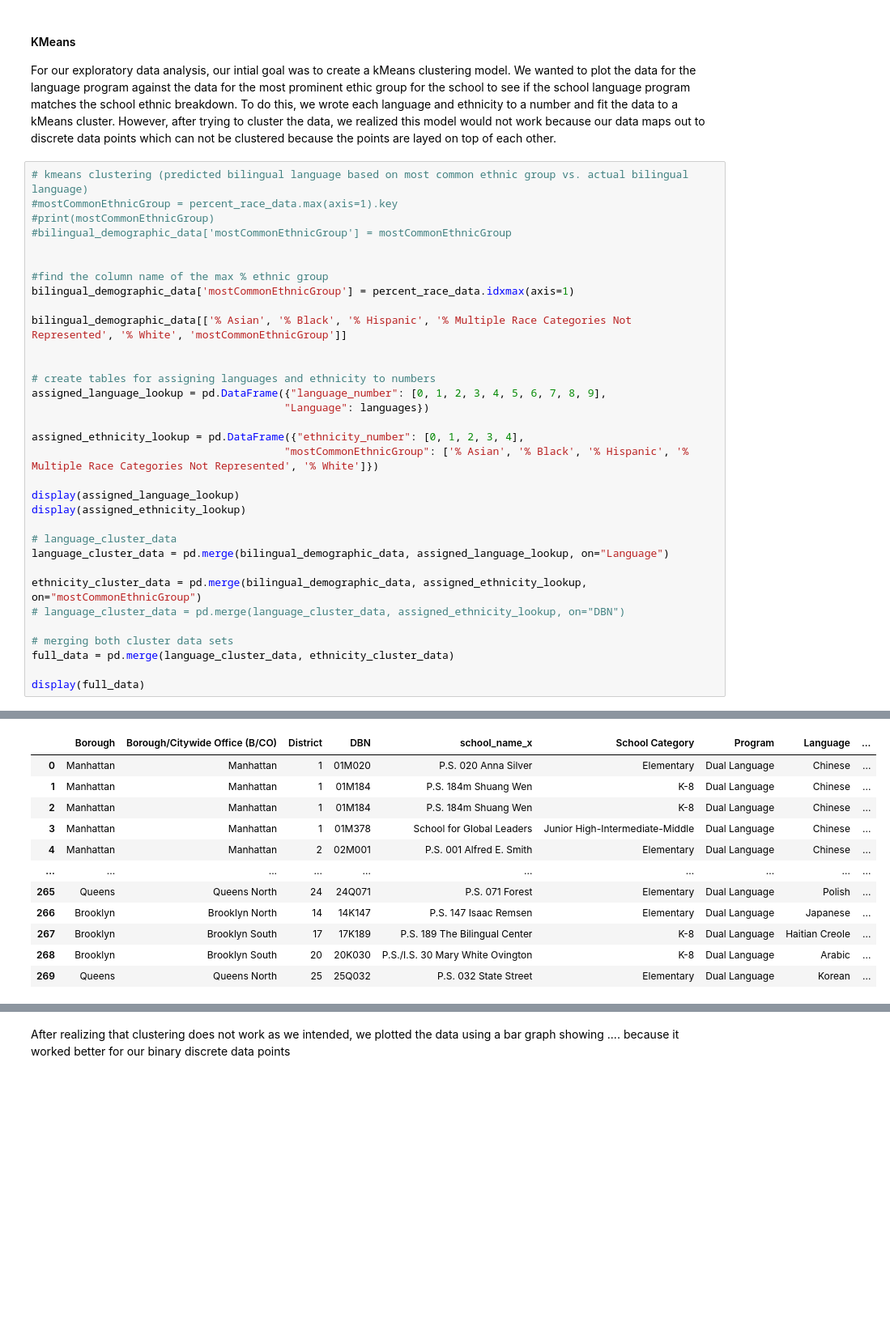
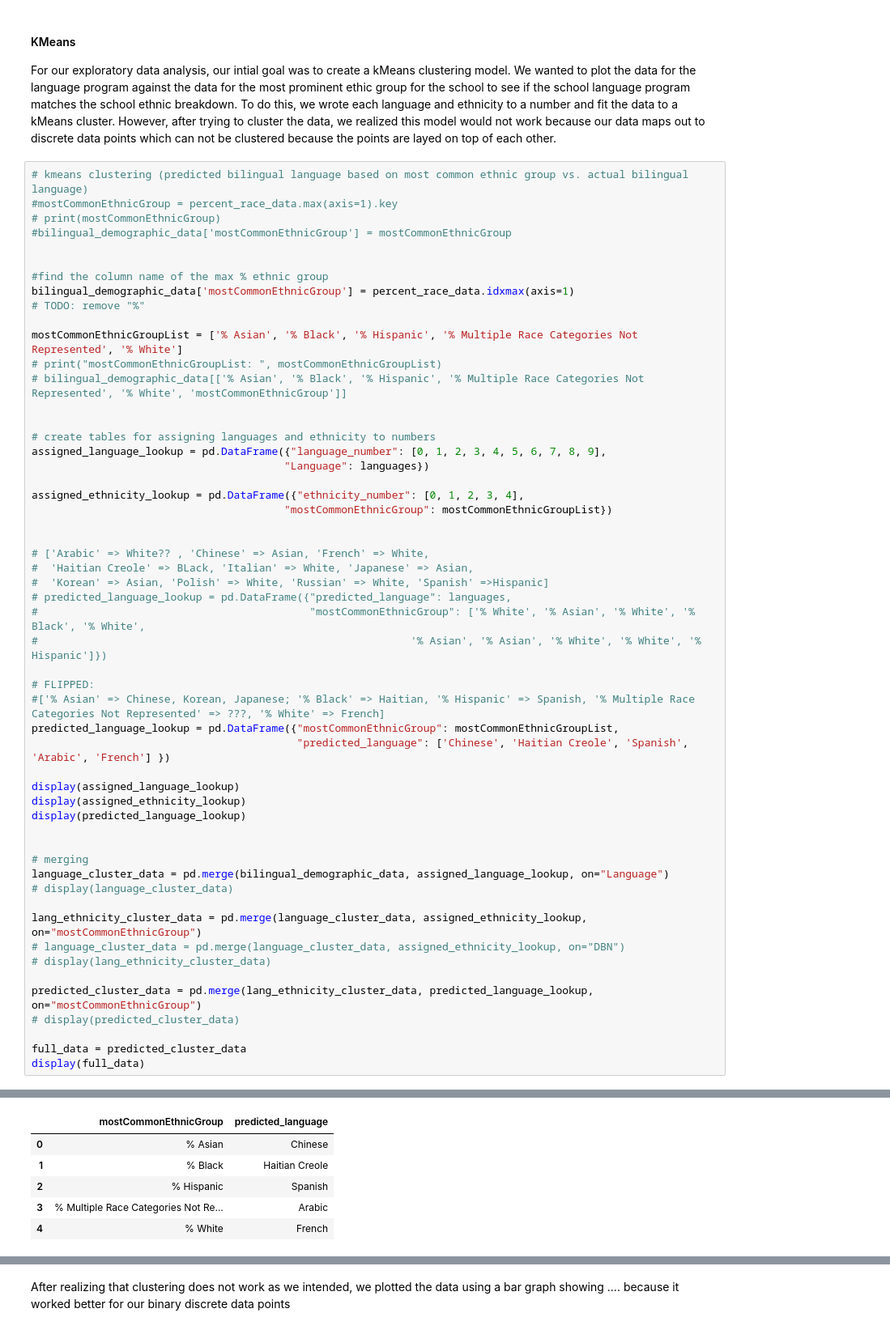
Before and after one commit to gaby-chu/info2950, a Jupyter notebook: project/phase_ii_final.ipynb, the cells around one changed output, grey strips where cells are left out. Shown: that part at 81% size. Saved outputs shown, nothing was run; the diff lists cells and outputs as text; blank space fills up the shorter version.

```diff
--- a/project/phase_ii_final.ipynb
+++ b/project/phase_ii_final.ipynb
@@ -221,14 +217,17 @@ For our exploratory data analysis, our intial goal was to create a kMeans cluste
 # %%
 # kmeans clustering (predicted bilingual language based on most common ethnic group vs. actual bilingual language)
 #mostCommonEthnicGroup = percent_race_data.max(axis=1).key
-#print(mostCommonEthnicGroup)
+# print(mostCommonEthnicGroup)
 #bilingual_demographic_data['mostCommonEthnicGroup'] = mostCommonEthnicGroup
 
 
 #find the column name of the max % ethnic group
 bilingual_demographic_data['mostCommonEthnicGroup'] = percent_race_data.idxmax(axis=1)
+# TODO: remove "%"
 
-bilingual_demographic_data[['% Asian', '% Black', '% Hispanic', '% Multiple Race Categories Not Represented', '% White', 'mostCommonEthnicGroup']]
+mostCommonEthnicGroupList = ['% Asian', '% Black', '% Hispanic', '% Multiple Race Categories Not Represented', '% White']
+# print("mostCommonEthnicGroupList: ", mostCommonEthnicGroupList)
+# bilingual_demographic_data[['% Asian', '% Black', '% Hispanic', '% Multiple Race Categories Not Represented', '% White', 'mostCommonEthnicGroup']]
 
 
 # create tables for assigning languages and ethnicity to numbers
@@ -236,48 +235,60 @@ assigned_language_lookup = pd.DataFrame({"language_number": [0, 1, 2, 3, 4, 5, 6
                                         "Language": languages})
 
 assigned_ethnicity_lookup = pd.DataFrame({"ethnicity_number": [0, 1, 2, 3, 4],
-                                        "mostCommonEthnicGroup": ['% Asian', '% Black', '% Hispanic', '% Multiple Race Categories Not Represented', '% White']})
+                                        "mostCommonEthnicGroup": mostCommonEthnicGroupList})
+
+
+# ['Arabic' => White?? , 'Chinese' => Asian, 'French' => White,
+#  'Haitian Creole' => BLack, 'Italian' => White, 'Japanese' => Asian,
+#  'Korean' => Asian, 'Polish' => White, 'Russian' => White, 'Spanish' =>Hispanic]
+# predicted_language_lookup = pd.DataFrame({"predicted_language": languages,
+#                                           "mostCommonEthnicGroup": ['% White', '% Asian', '% White', '% Black', '% White',
+#                                                           '% Asian', '% Asian', '% White', '% White', '% Hispanic']})
+
+# FLIPPED:
+#['% Asian' => Chinese, Korean, Japanese; '% Black' => Haitian, '% Hispanic' => Spanish, '% Multiple Race Categories Not Represented' => ???, '% White' => French]
+predicted_language_lookup = pd.DataFrame({"mostCommonEthnicGroup": mostCommonEthnicGroupList,
+                                          "predicted_language": ['Chinese', 'Haitian Creole', 'Spanish', 'Arabic', 'French'] })
 
 display(assigned_language_lookup)
 display(assigned_ethnicity_lookup)
+display(predicted_language_lookup)
 
-# language_cluster_data
+
+# merging
 language_cluster_data = pd.merge(bilingual_demographic_data, assigned_language_lookup, on="Language")
+# display(language_cluster_data)
 
-ethnicity_cluster_data = pd.merge(bilingual_demographic_data, assigned_ethnicity_lookup, on="mostCommonEthnicGroup")
+lang_ethnicity_cluster_data = pd.merge(language_cluster_data, assigned_ethnicity_lookup, on="mostCommonEthnicGroup")
 # language_cluster_data = pd.merge(language_cluster_data, assigned_ethnicity_lookup, on="DBN")
+# display(lang_ethnicity_cluster_data)
 
-# merging both cluster data sets
-full_data = pd.merge(language_cluster_data, ethnicity_cluster_data)
+predicted_cluster_data = pd.merge(lang_ethnicity_cluster_data, predicted_language_lookup, on="mostCommonEthnicGroup")
+# display(predicted_cluster_data)
 
+full_data = predicted_cluster_data
 display(full_data)
 # %% [output]
 |  | language_number | Language |
 | 0 | 0 | Arabic |
 | 1 | 1 | Chinese |
 | 2 | 2 | French |
 | 3 | 3 | Haitian Creole |
 | 4 | 4 | Italian |
 | 5 | 5 | Japanese |
 | 6 | 6 | Korean |
 | 7 | 7 | Polish |
 | 8 | 8 | Russian |
 | 9 | 9 | Spanish |
 |  | ethnicity_number | mostCommonEthnicGroup |
 | 0 | 0 | % Asian |
 | 1 | 1 | % Black |
 | 2 | 2 | % Hispanic |
 | 3 | 3 | % Multiple Race Categories Not Re... |
 | 4 | 4 | % White |
-|  | Borough | Borough/Citywide Office (B/CO) | District | DBN | school_name_x | School Category | Program | Language | ... |
-| 0 | Manhattan | Manhattan | 1 | 01M020 | P.S. 020 Anna Silver | Elementary | Dual Language | Chinese | ... |
-| 1 | Manhattan | Manhattan | 1 | 01M184 | P.S. 184m Shuang Wen | K-8 | Dual Language | Chinese | ... |
-| 2 | Manhattan | Manhattan | 1 | 01M184 | P.S. 184m Shuang Wen | K-8 | Dual Language | Chinese | ... |
-| 3 | Manhattan | Manhattan | 1 | 01M378 | School for Global Leaders | Junior High-Intermediate-Middle | Dual Language | Chinese | ... |
-| 4 | Manhattan | Manhattan | 2 | 02M001 | P.S. 001 Alfred E. Smith | Elementary | Dual Language | Chinese | ... |
-| ... | ... | ... | ... | ... | ... | ... | ... | ... | ... |
-| 265 | Queens | Queens North | 24 | 24Q071 | P.S. 071 Forest | Elementary | Dual Language | Polish | ... |
-| 266 | Brooklyn | Brooklyn North | 14 | 14K147 | P.S. 147 Isaac Remsen | Elementary | Dual Language | Japanese | ... |
-| 267 | Brooklyn | Brooklyn South | 17 | 17K189 | P.S. 189 The Bilingual Center | K-8 | Dual Language | Haitian Creole | ... |
-| 268 | Brooklyn | Brooklyn South | 20 | 20K030 | P.S./I.S. 30 Mary White Ovington | K-8 | Dual Language | Arabic | ... |
-| 269 | Queens | Queens North | 25 | 25Q032 | P.S. 032 State Street | Elementary | Dual Language | Korean | ... |
+|  | mostCommonEthnicGroup | predicted_language |
+| 0 | % Asian | Chinese |
+| 1 | % Black | Haitian Creole |
+| 2 | % Hispanic | Spanish |
+| 3 | % Multiple Race Categories Not Re... | Arabic |
+| 4 | % White | French |
```
Also changed, not shown: parts of 11 cells of this notebook, 4 other files.
